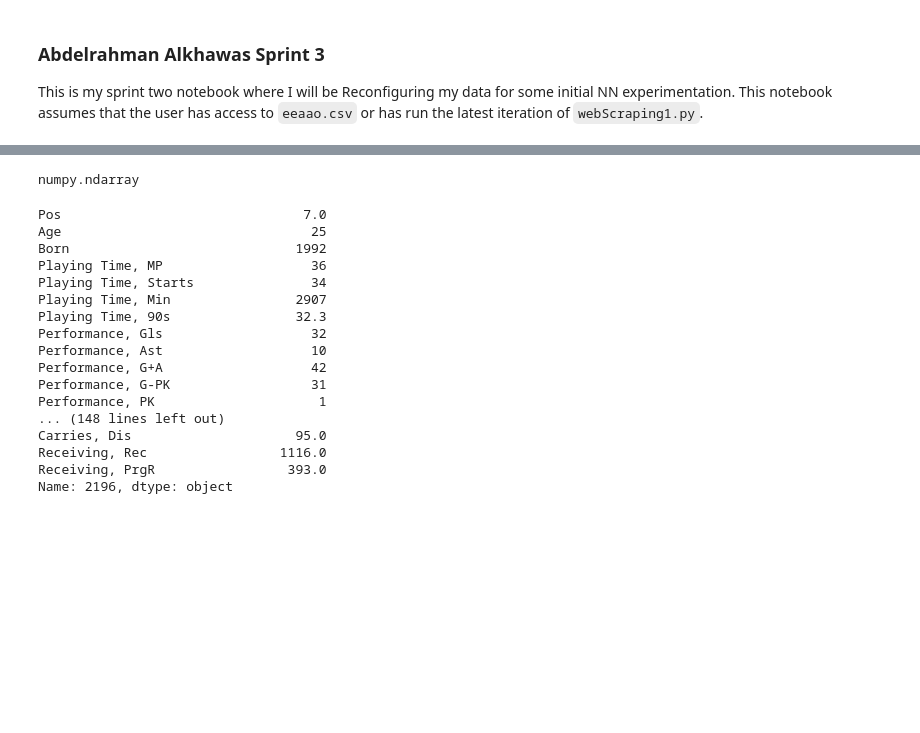
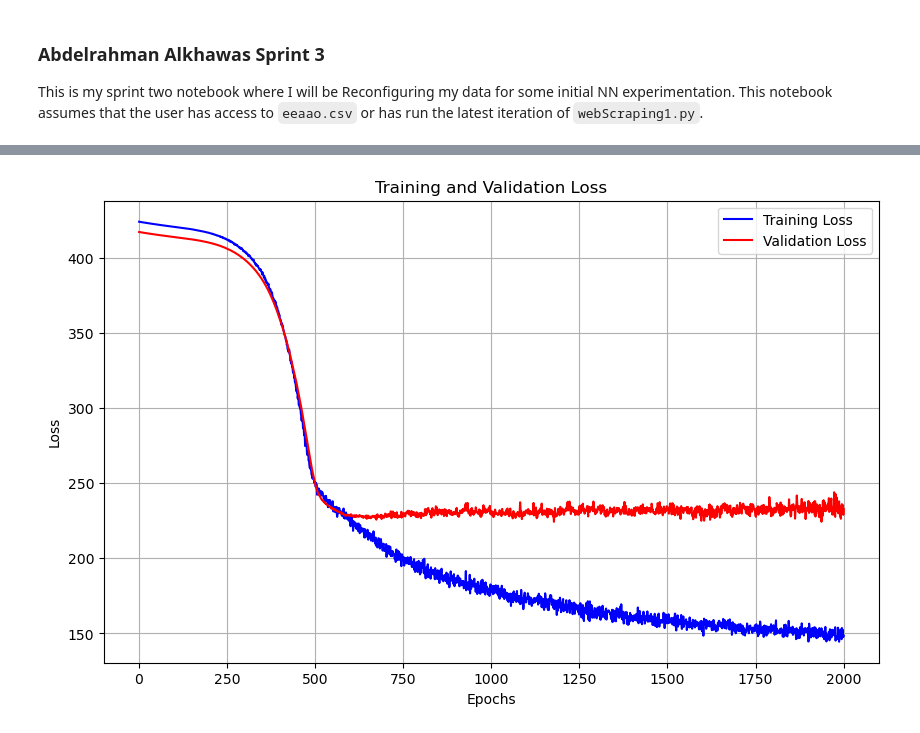
Before and after one commit to bebo0947/CapstoneBall, a Jupyter notebook: notebooks/Sprint3.ipynb, the cells around one changed output, grey strips where cells are left out. Saved outputs shown, nothing was run; the diff lists cells and outputs as text; code cells hidden in the pictures; blank space fills up the shorter version.

Commit message:
Finalized modelling

```diff
--- a/notebooks/Sprint3.ipynb
+++ b/notebooks/Sprint3.ipynb
@@ -200,24 +221,32 @@ model = keras.Sequential()
 
 # Add just one layer for now
 model.add(Masking(mask_value=placeholder_value))
-model.add(layers.LSTM(256, activation='tanh', return_sequences=True))
-model.add(layers.LSTM(512, activation='tanh', return_sequences=True))
-model.add(layers.LSTM(, activation='tanh', return_sequences=True))
-model.add(layers.LSTM(128, activation='tanh', return_sequences=False))
+model.add(Masking(mask_value=placeholder_value1))
+model.add(layers.LSTM(256, activation='tanh', return_sequences=True, kernel_regularizer=l2(0.01)))
+model.add(Dropout(0.4))
+model.add(layers.LSTM(128, activation='tanh', return_sequences=False, kernel_regularizer=l2(0.01)))
+model.add(Dropout(0.4))
+model.add(layers.Dense(100, activation='relu', kernel_regularizer=l2(0.01)))
+model.add(Dropout(0.4))
+model.add(layers.Dense(80, activation='relu', kernel_regularizer=l2(0.01)))
+model.add(Dropout(0.4))
+model.add(layers.Dense(120, activation='relu', kernel_regularizer=l2(0.01)))
 
 # Output layer
-model.add(layers.Dense(X_train.shape[2], activation='linear')) # output layer has ~160 linear nodes
+model.add(layers.Dense(len(i_s) - 3, activation='linear')) # output layer has ~160 linear nodes
 
 # Compile model
-model.compile(optimizer=keras.optimizers.Adam(learning_rate=0.0001),
-              loss=keras.losses.MeanSquaredError(),
-              metrics=[keras.metrics.R2Score()])
+model.compile(optimizer=keras.optimizers.RMSprop(learning_rate=0.00001),
+              loss=keras.losses.MeanAbsoluteError())
 
 # Define an Early Stop callback
-early_stop = keras.callbacks.EarlyStopping(monitor="val_loss", patience = 10, verbose=1)
+early_stop = keras.callbacks.EarlyStopping(monitor="val_loss", patience = 5,
+                                           verbose=1, restore_best_weights=True)
 
 # fit the model
-history = model.fit(X_train, Y_train, batch_size=128, epochs=500, verbose=1)
+history = model.fit(X_train, Y_train,
+                    validation_split=0.3,
+                    batch_size=64, epochs=2000, verbose=1)
 
 model.evaluate(X_test, Y_test, verbose=0)
 # %% [output]
@@ -258,4 +271,17 @@ nan_total
-# %%
-type(X_train)
-# %% [output]
-numpy.ndarray
+# %%
+train_loss = history.history['loss']
+val_loss = history.history.get('val_loss')
+epochs = range(1, len(train_loss) + 1)
+
+# Plot
+plt.figure(figsize=(10, 6))
+plt.plot(epochs, train_loss, 'b', label='Training Loss')
+plt.plot(epochs, val_loss, 'r', label='Validation Loss')
+plt.title('Training and Validation Loss')
+plt.xlabel('Epochs')
+plt.ylabel('Loss')
+plt.legend()
+plt.grid(True)
+plt.show()
+# %% [output]
+[figure, added]
@@ -275,23 +312,3 @@ def sim(origin:list, other:list) -> float:
     O2 = ss.transform(other)
 
     return cosine_similarity(vector1, vector2)
-# %%
-total.loc[total['Player'] == 'Mohamed Salah'].iloc[0, i_s]
-# %% [output]
-Pos                               7.0
-Age                                25
-Born                             1992
-Playing Time, MP                   36
-Playing Time, Starts               34
-Playing Time, Min                2907
-Playing Time, 90s                32.3
-Performance, Gls                   32
-Performance, Ast                   10
-Performance, G+A                   42
-Performance, G-PK                  31
-Performance, PK                     1
-... (148 lines left out)
-Carries, Dis                     95.0
-Receiving, Rec                 1116.0
-Receiving, PrgR                 393.0
-Name: 2196, dtype: object
```
Also changed, not shown: parts of 15 cells of this notebook.
